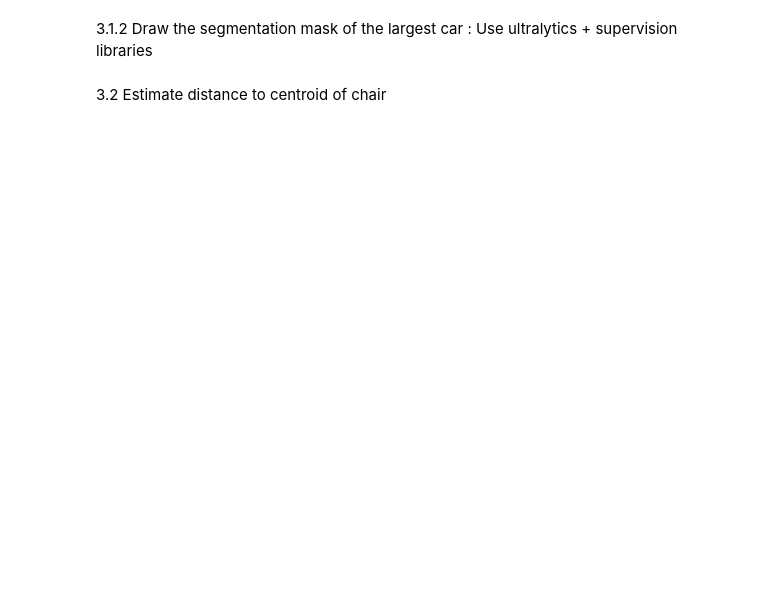
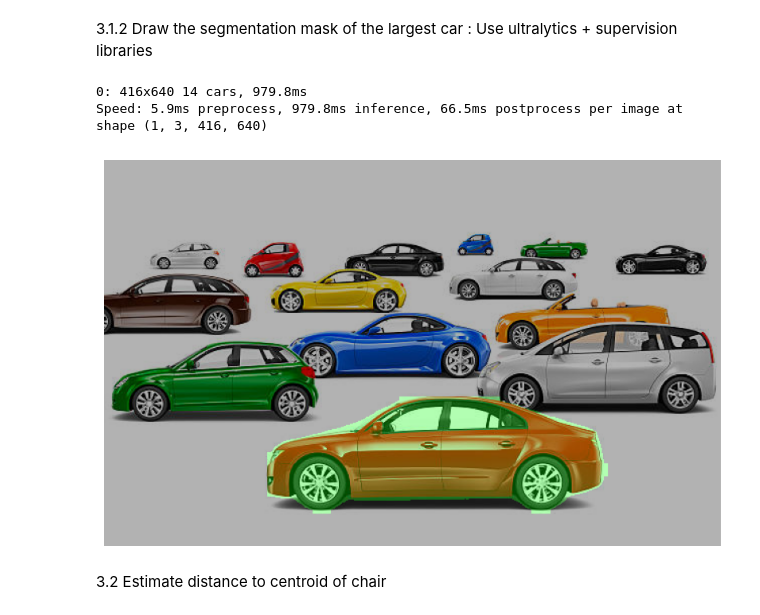
Before and after one commit to RATHNAYAKEWMMB/ETM4272, a Jupyter notebook: b5_tha3_541.ipynb, the cells around one changed output. Drawn from its saved outputs; the diff is of its cells as text; code cells hidden in the pictures; blank space fills up the shorter version.

```diff
--- a/b5_tha3_541.ipynb
+++ b/b5_tha3_541.ipynb
@@ -103,2 +91,55 @@ drive.mount('/content/drive')
+# %%
+
+# Load the YOLOv8 segmentation model
+model = YOLO("yolov8s-seg.pt")  # You can use 'yolov8m-seg.pt' or 'yolov8l-seg.pt' for better accuracy
+
+# Read the image
+img_path = "demo5_images/cars1.jpg"
+img = cv2.imread(img_path)
+
+# Ensure image is loaded correctly
+if img is None:
+    raise ValueError(f"Error: Could not load image at {img_path}")
+
+# Convert BGR to RGB for displaying
+img_rgb = cv2.cvtColor(img, cv2.COLOR_BGR2RGB)
+
+# Run the model on the image
+results = model(img)
+
+# Transfer results to supervision
+detections = sv.Detections.from_ultralytics(results[0])
+
+# Initialize variables to store the largest car mask
+largest_area = 0
+largest_mask = None
+
+# Iterate through the detected objects
+for mask in detections.mask:
+    if mask is not None:
+        x, y, w, h = cv2.boundingRect(mask.astype(np.uint8))  # Get bounding box
+        area = w * h  # Compute area
+
+        if area > largest_area:
+            largest_area = area
+            largest_mask = mask
+
+# Display the largest segmentation mask if found
+if largest_mask is not None:
+    mask_img = np.zeros_like(img_rgb, dtype=np.uint8)  # Create an empty mask image
+    mask_img[largest_mask.astype(bool)] = (0, 255, 0)  # Fill the mask with green color
+
+    # Overlay mask on the original image
+    output = cv2.addWeighted(img_rgb, 0.7, mask_img, 0.3, 0)
+
+    # Display the output image
+    plt.figure(figsize=(10, 10))
+    plt.imshow(output)
+    plt.axis("off")
+    plt.show()
+# %% [output]
+0: 416x640 14 cars, 979.8ms
+Speed: 5.9ms preprocess, 979.8ms inference, 66.5ms postprocess per image at shape (1, 3, 416, 640)
+[figure, added]
 # %% [markdown]
 3.2 Estimate distance to centroid of chair
```
Also changed, not shown: parts of 8 cells of this notebook.
